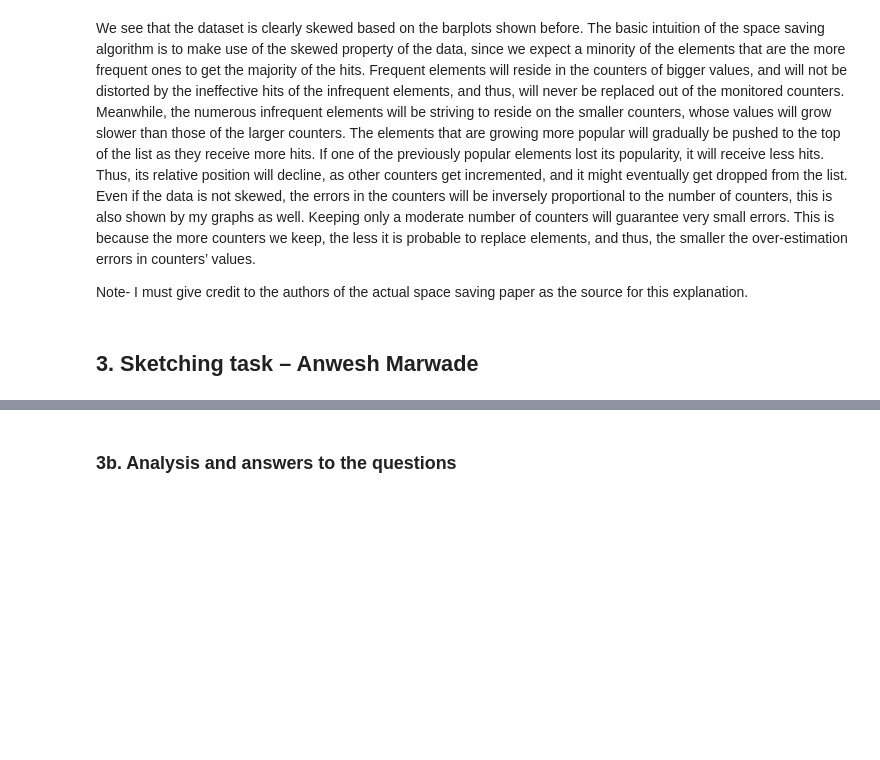
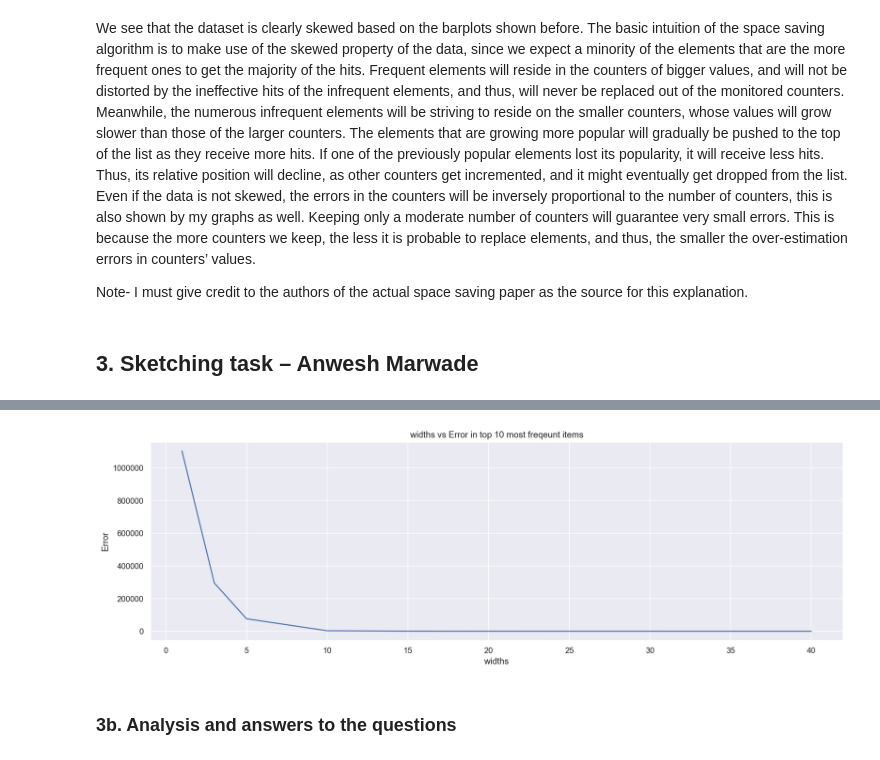
Before and after one commit to adityakunar/cda-2021, a Jupyter notebook: Assignment-3/Lab3.ipynb, the cells around one changed output, grey strips where cells are left out. Cells and saved outputs as stored; diff of their text form; code cells hidden in the pictures; blank space fills up the shorter version.

```diff
--- a/Assignment-3/Lab3.ipynb
+++ b/Assignment-3/Lab3.ipynb
@@ -704,2 +749,16 @@ plt.show()
+# %%
+widths = [1, 3, 5, 10, 15, 20, 40]
+error = np.zeros(len(widths))
+for idx, j in enumerate(widths):
+    top10_cms = CMS_wrapper_top_10(j, 20, stream_grams)
+    error[idx] = (sum([a_i - b_i for a_i, b_i in zip(top10_cms, top10_ngrams)]))
+
+ax=sns.lineplot(x=widths,y=error)
+ax.set_title("widths vs Error in top 10 most freqeunt items")
+ax.set_xlabel("widths")
+ax.set_ylabel("Error")
+plt.show()
+# %% [output]
+[figure, added]
 # %% [markdown]
 ### 3b. Analysis and answers to the questions
```
Also changed, not shown: parts of 64 cells of this notebook.
